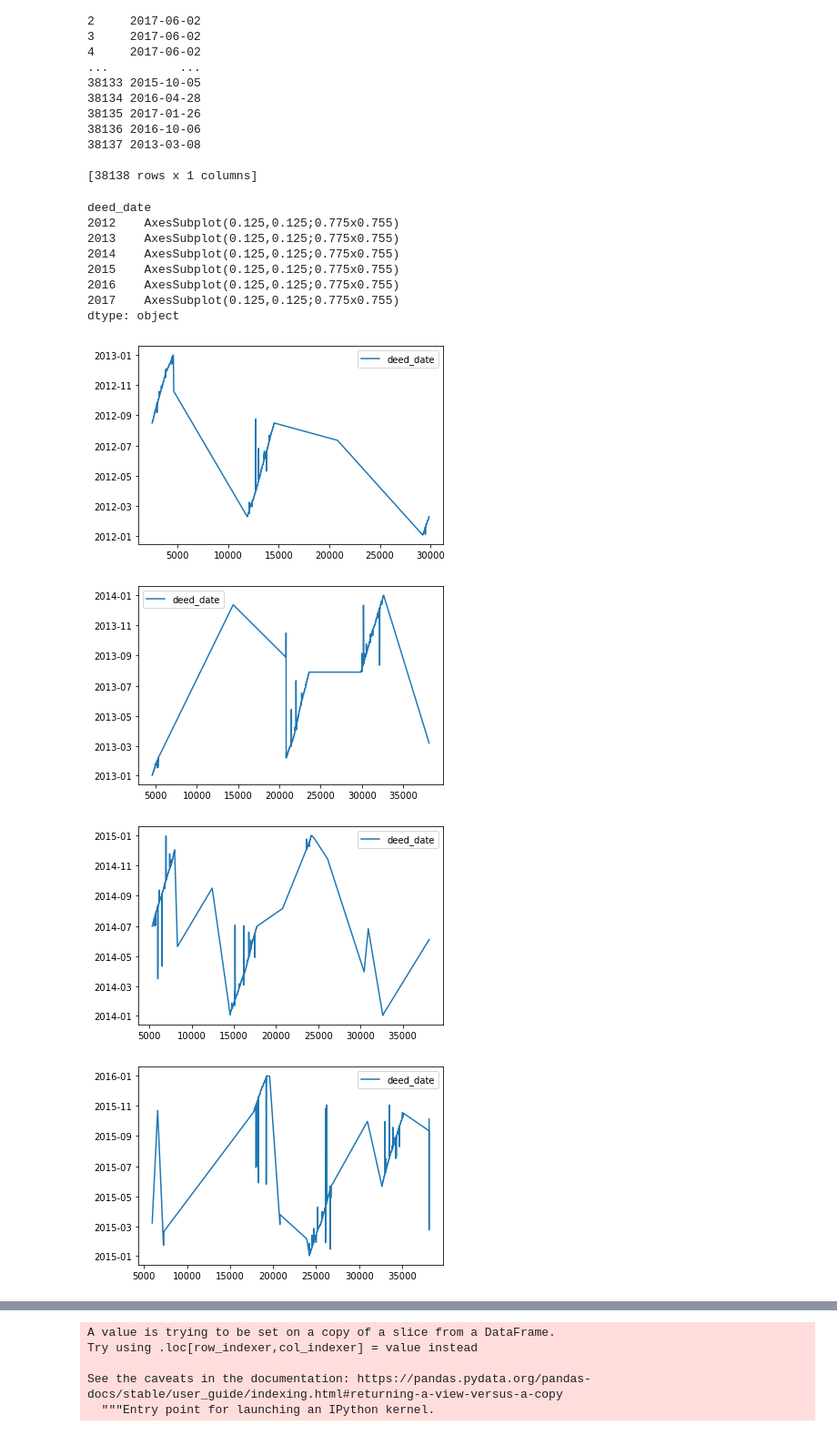
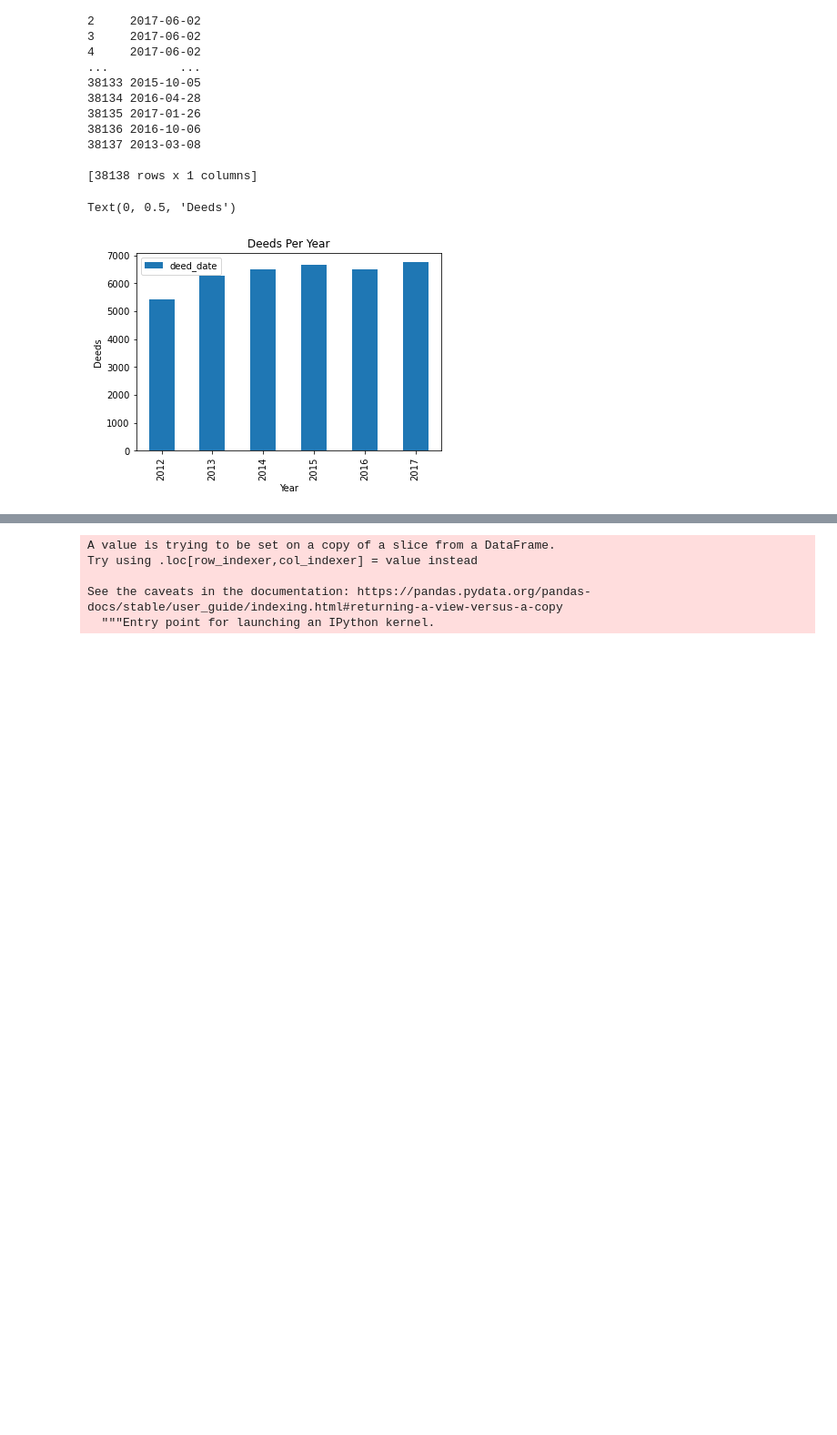
Before and after one commit to CenterForSpatialResearch/investors-ny, a Jupyter notebook: ny-investor-classification.ipynb, the cells around one changed output, grey strips where cells are left out. Shown at 91% size. Drawn from its saved outputs; the diff is of its cells as text; code cells hidden in the pictures; blank space fills up the shorter version.

Commit message:
resolved geo plot with filters and bar plot

```diff
--- a/ny-investor-classification.ipynb
+++ b/ny-investor-classification.ipynb
@@ -160,19 +198,12 @@ print(year)
 
 [38138 rows x 1 columns]
 # %%
-year_grouped = year.groupby(year.deed_date.dt.year)
+year_grouped = year.groupby(year.deed_date.dt.year).count()
 # %%
-year_grouped.plot()
+year_grouped.plot(kind='bar')
+plt.title('Deeds Per Year')
+plt.xlabel('Year')
+plt.ylabel('Deeds')
 # %% [output]
-deed_date
-2012    AxesSubplot(0.125,0.125;0.775x0.755)
-2013    AxesSubplot(0.125,0.125;0.775x0.755)
-2014    AxesSubplot(0.125,0.125;0.775x0.755)
-2015    AxesSubplot(0.125,0.125;0.775x0.755)
-2016    AxesSubplot(0.125,0.125;0.775x0.755)
-2017    AxesSubplot(0.125,0.125;0.775x0.755)
-dtype: object
+Text(0, 0.5, 'Deeds')
-[figure, old version]
+[figure, new version]
-[figure, removed]
-[figure, removed]
-[figure, removed]
```
Also changed, not shown: parts of 19 cells of this notebook.
